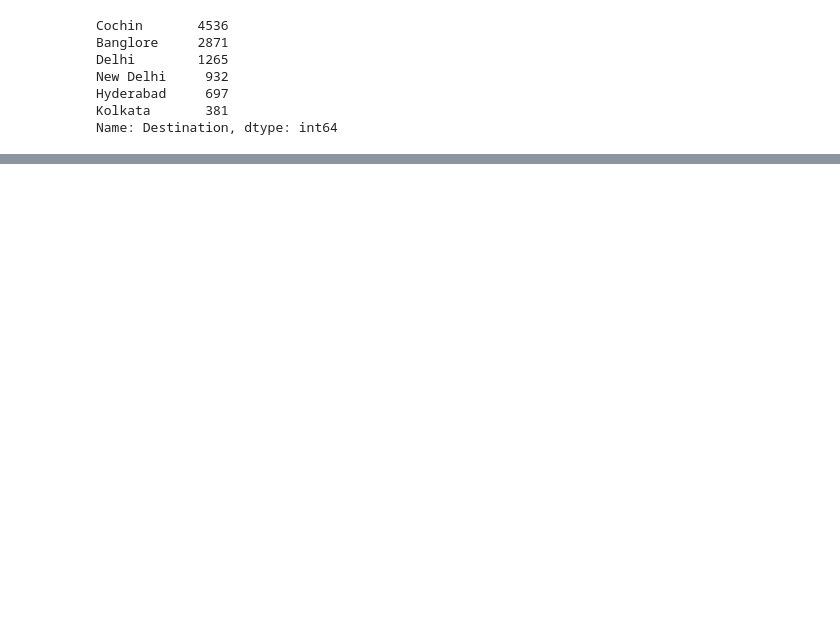
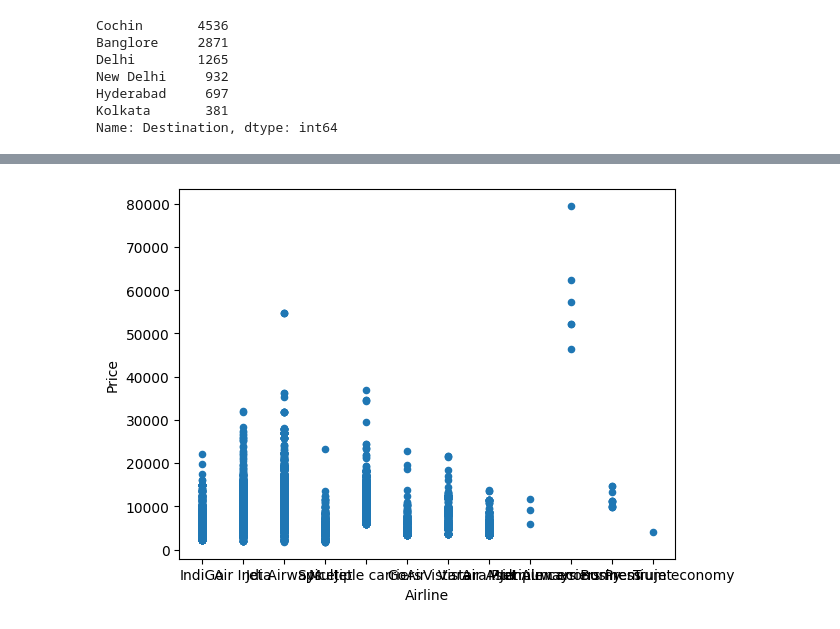
Before and after one commit to harytha6/Data-Pipelines, a Jupyter notebook: Flight-Price-Prediction/Flight-Price-Prediction.ipynb, the cells around one changed output, grey strips where cells are left out. Saved outputs shown, nothing was run; the diff lists cells and outputs as text; code cells hidden in the pictures; blank space fills up the shorter version.

```diff
--- a/Flight-Price-Prediction/Flight-Price-Prediction.ipynb
+++ b/Flight-Price-Prediction/Flight-Price-Prediction.ipynb
@@ -36,0 +80,7 @@ Name: Destination, dtype: int64
+# %%
+train_data['Journey_day'] = pd.to_datetime(train_data['Date_of_Journey'],format='%d/%m/%Y').dt.day
+train_data['Journey_month'] = pd.to_datetime(train_data['Date_of_Journey'],format='%d/%m/%Y').dt.month
+
+train_data.drop('Date_of_Journey',inplace=True,axis=1)
+
+train_data.head()
@@ -36,0 +94,9 @@ Name: Destination, dtype: int64
+# %%
+train_data['Dep_hour'] = pd.to_datetime(train_data['Dep_Time']).dt.hour
+train_data['Dep_min'] = pd.to_datetime(train_data['Dep_Time']).dt.minute
+train_data.drop('Dep_Time',axis=1,inplace=True)
+
+train_data['Arrival_hour'] = pd.to_datetime(train_data['Arrival_Time']).dt.hour
+train_data['Arrival_min'] = pd.to_datetime(train_data['Arrival_Time']).dt.minute
+train_data.drop('Arrival_Time',axis=1,inplace=True)
+train_data.head()
@@ -36,0 +125,26 @@ Name: Destination, dtype: int64
+# %%
+duration = list(train_data['Duration'])
+print('Duration list : \n')
+print(len(duration), '\n')
+print(range(len(duration)), '\n')
+
+for i in range(len(duration)):
+    if len(duration[i].split()) != 2:
+        if 'h' in duration[i]:
+            duration[i] = duration[i] + ' 0m'
+        else:
+            duration[i] = '0h ' + duration[i]
+
+duration_hour = []
+duration_min = []
+
+for i in duration:
+    h,m = i.split()
+    duration_hour.append(int(h[:-1]))
+    duration_min.append(int(m[:-1]))
+
+
+train_data['Duration_hours'] = duration_hour
+train_data['Duration_mins'] = duration_min
+train_data.drop('Duration',axis=1,inplace=True)
+train_data.head()
@@ -36,0 +183,5 @@ Name: Destination, dtype: int64
+# %%
+train_data.plot(x='Airline', y= 'Price', kind='scatter')
+plt.show()
+# %% [output]
+[figure, added]
```
Also changed, not shown: parts of 18 cells of this notebook.
